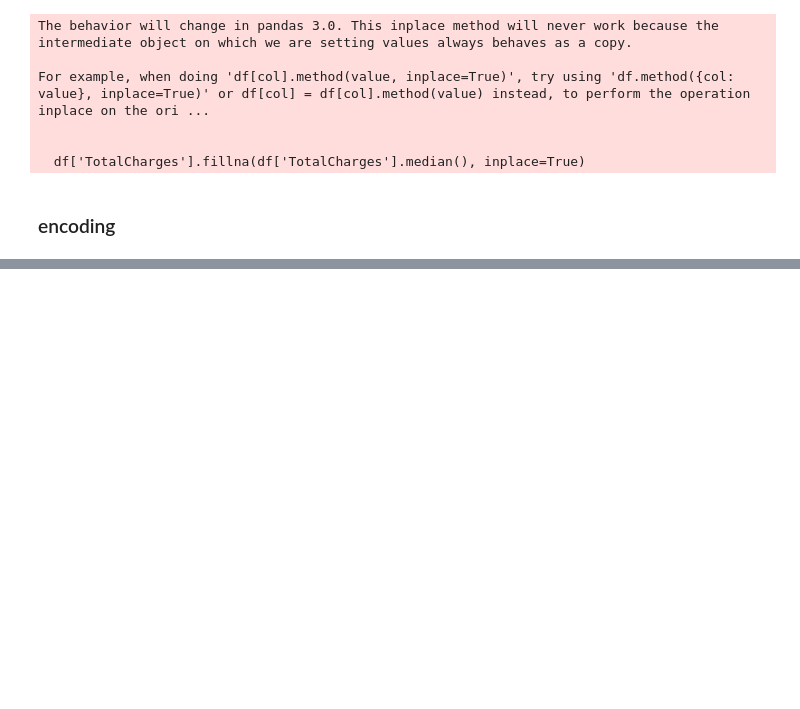
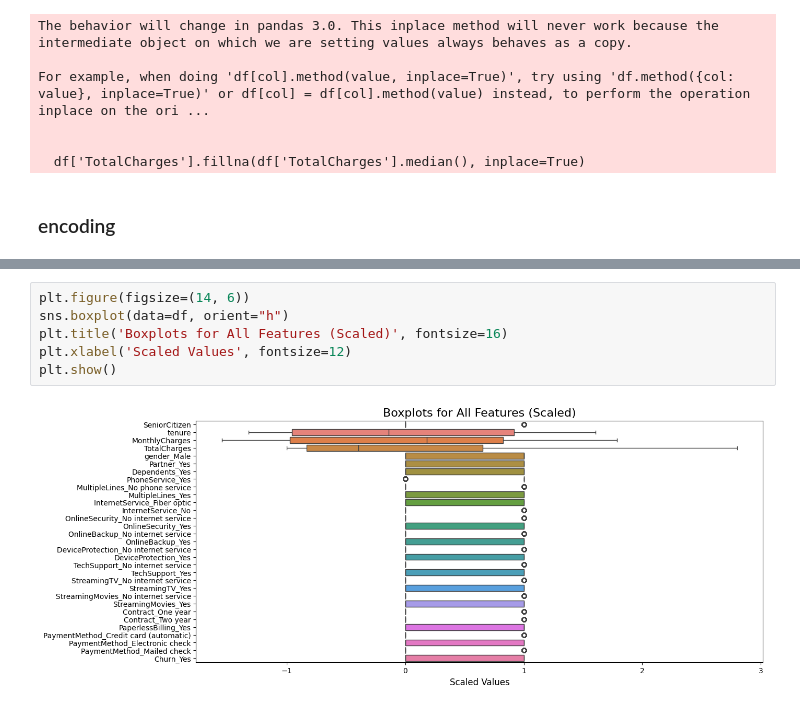
Before and after one commit to youssefmoham655-dev/Customer-Churn-Prediction, a Jupyter notebook: main.ipynb, the cells around one changed output, grey strips where cells are left out. Drawn from its saved outputs; the diff is of its cells as text; blank space fills up the shorter version.

```diff
--- a/main.ipynb
+++ b/main.ipynb
@@ -201,0 +289,8 @@ df_encoded.head()
+# %%
+plt.figure(figsize=(14, 6))
+sns.boxplot(data=df, orient="h")
+plt.title('Boxplots for All Features (Scaled)', fontsize=16)
+plt.xlabel('Scaled Values', fontsize=12)
+plt.show()
+# %% [output]
+[figure, added]
```
Also changed, not shown: parts of 24 cells of this notebook, 8 other files.
